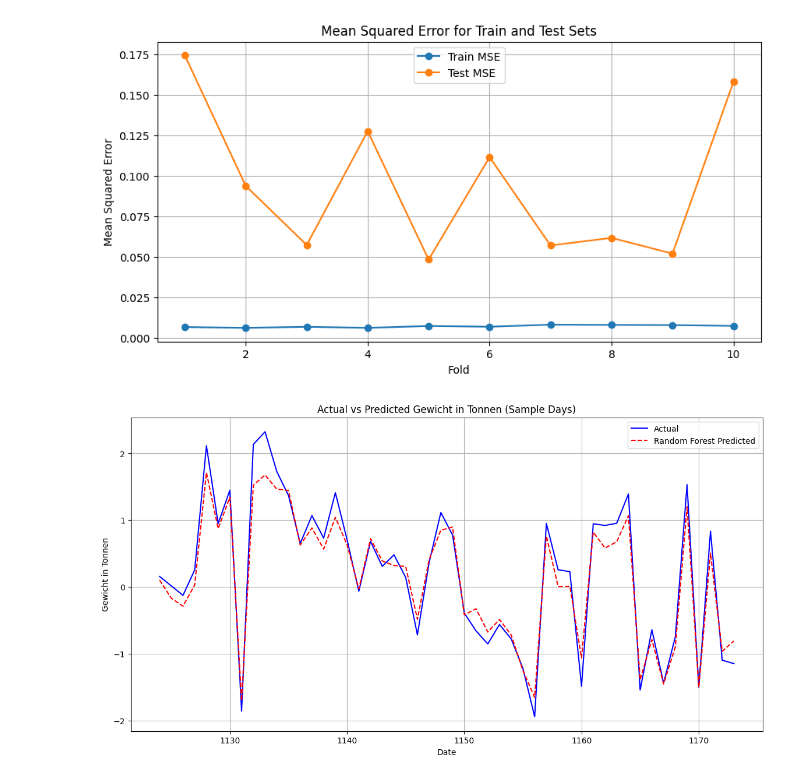
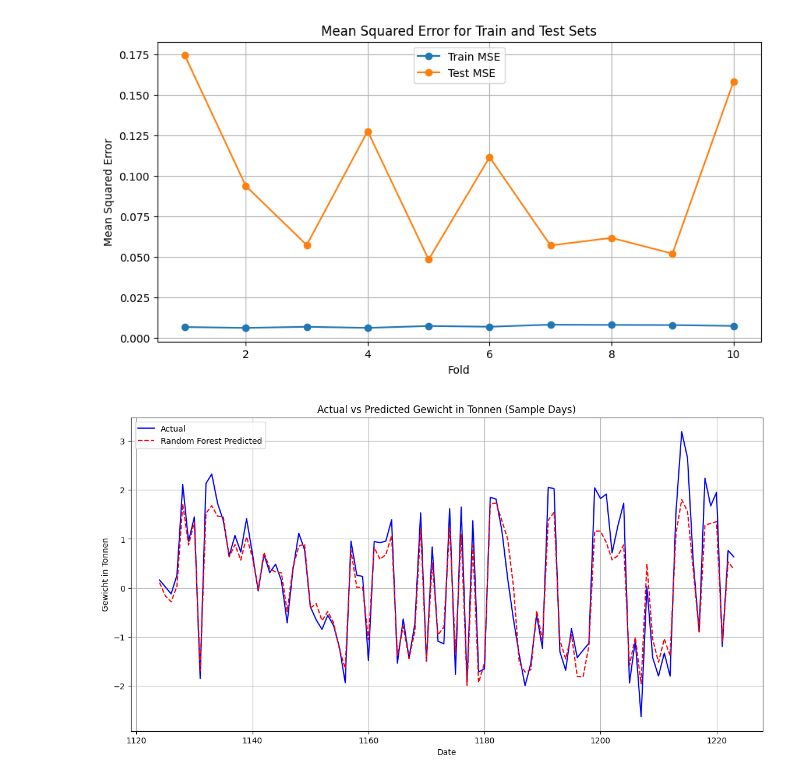
Before and after one commit to GregoryRickenmann/DSF-Project, a Jupyter notebook: random_forest.ipynb, the cells around one changed output. Cells and saved outputs as stored; diff of their text form; code cells hidden in the pictures.

Commit message:
Charting

```diff
--- a/random_forest.ipynb
+++ b/random_forest.ipynb
@@ -357,28 +403,28 @@ plt.show()
 # %%
 # Create a comparison dataframe
 comparison_df = pd.DataFrame({
     'Actual': y_test,
     'Predicted': y_test_pred_rf
 })
 
 
 # Select a subset of the data for illustration
-subset_comparison_df = comparison_df.head(50)
+subset_comparison_df = comparison_df.head(100)
 
 # Plotting the actual vs predicted "Gewicht in Tonnen" for the selected days
 plt.figure(figsize=(14, 7))
 
 # Plotting actual values
 plt.plot(subset_comparison_df.index, subset_comparison_df['Actual'], label='Actual', color='blue')
 
 # Plotting predicted values
 plt.plot(subset_comparison_df.index, subset_comparison_df['Predicted'], label='Random Forest Predicted', color='red', linestyle='--')
 
 plt.xlabel('Date')
 plt.ylabel('Gewicht in Tonnen')
 plt.title('Actual vs Predicted Gewicht in Tonnen (Sample Days)')
 plt.legend()
 plt.grid(True)
 plt.show()
 # %% [output]
-[figure, old version]
+[figure, new version]
```
Also changed, not shown: parts of 7 cells of this notebook, 11 other files.
